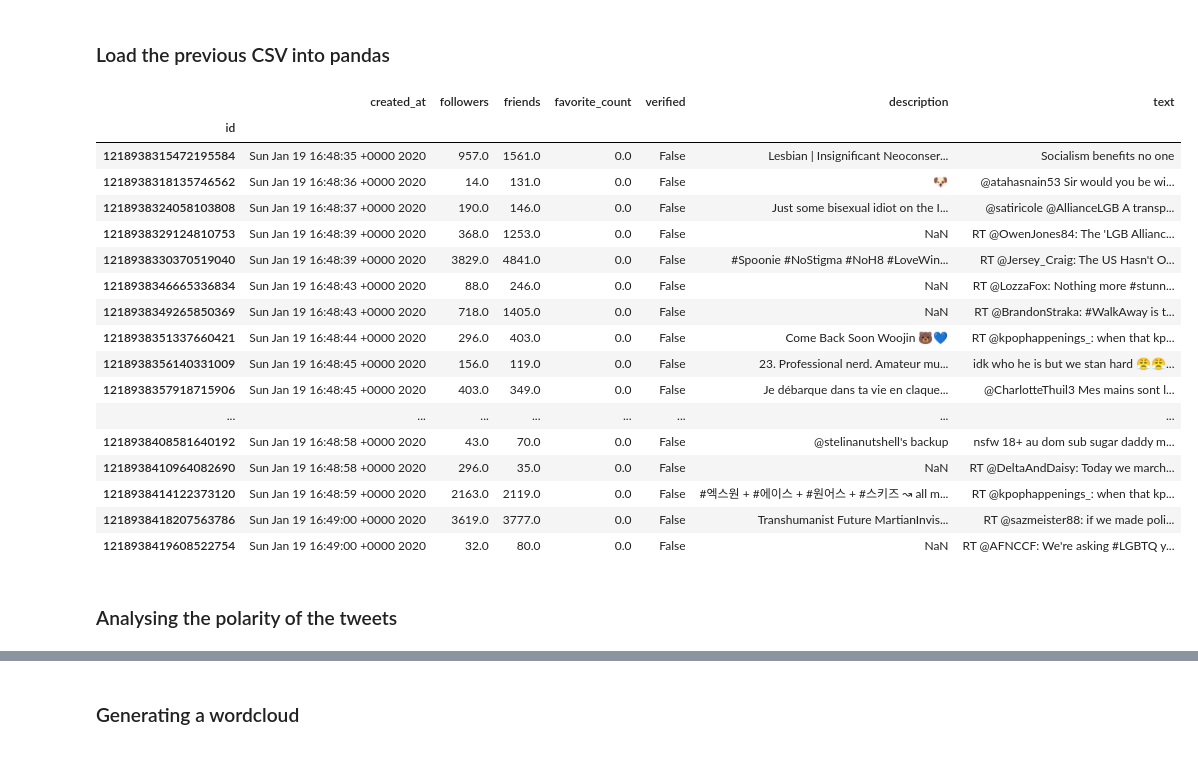
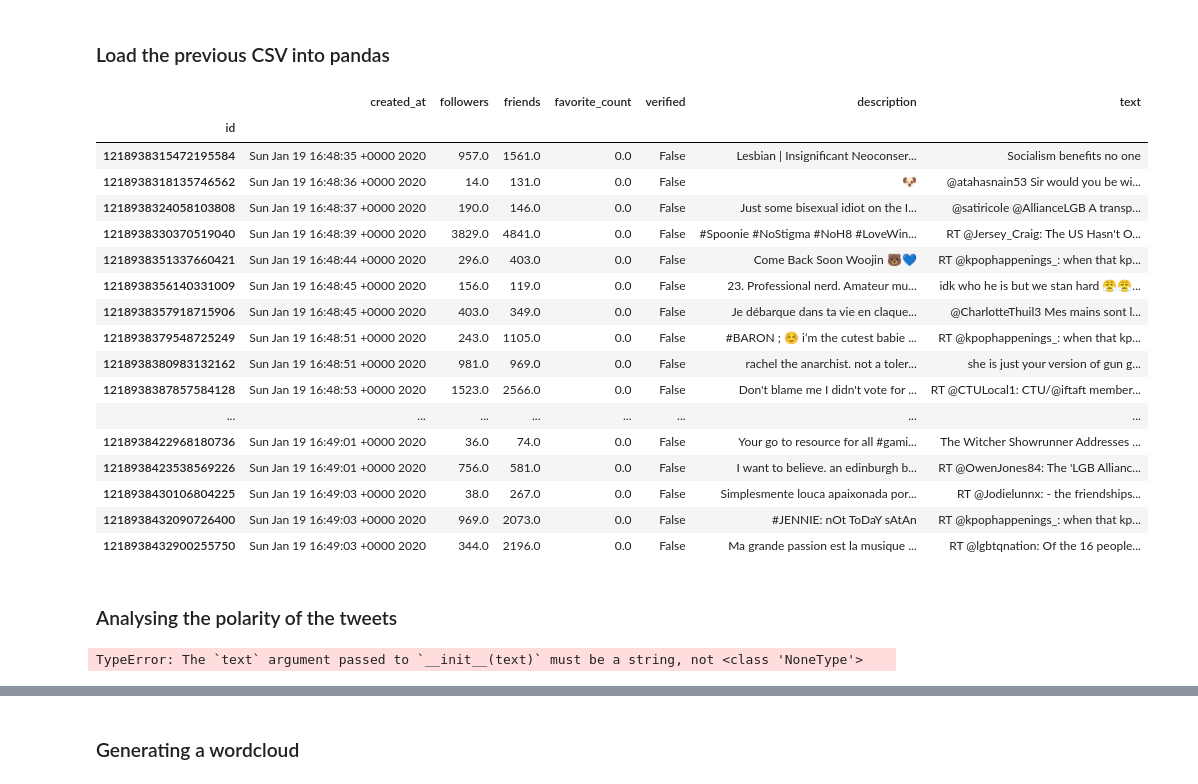
Before and after one commit to smidtfab/Twitter_Crawler, a Jupyter notebook: TwitterCrawler_LGBTQ.ipynb, the cells around one changed output, grey strips where cells are left out. Cells and saved outputs as stored; diff of their text form; code cells hidden in the pictures.

```diff
--- a/TwitterCrawler_LGBTQ.ipynb
+++ b/TwitterCrawler_LGBTQ.ipynb
@@ -103,26 +133,27 @@ with open ("data/LGBTQ_no_country.csv", 'w', encoding ='utf-8') as csv:
 # %%
 import pandas as pd
 tweets = pd.read_csv('data/LGBTQ_no_country.csv', index_col=0, encoding='utf-8', sep=r'\s*,\s*', engine='python')
+tweets = tweets.dropna()
 tweets.head(20)
 # %% [output]
 |  | created_at | followers | friends | favorite_count | verified | description | text |
 | id |  |  |  |  |  |  |  |
 | 1218938315472195584 | Sun Jan 19 16:48:35 +0000 2020 | 957.0 | 1561.0 | 0.0 | False | Lesbian | Insignificant Neoconser... | Socialism benefits no one |
 | 1218938318135746562 | Sun Jan 19 16:48:36 +0000 2020 | 14.0 | 131.0 | 0.0 | False | 🐶 | @atahasnain53 Sir would you be wi... |
 | 1218938324058103808 | Sun Jan 19 16:48:37 +0000 2020 | 190.0 | 146.0 | 0.0 | False | Just some bisexual idiot on the I... | @satiricole @AllianceLGB A transp... |
-| 1218938329124810753 | Sun Jan 19 16:48:39 +0000 2020 | 368.0 | 1253.0 | 0.0 | False | NaN | RT @OwenJones84: The 'LGB Allianc... |
 | 1218938330370519040 | Sun Jan 19 16:48:39 +0000 2020 | 3829.0 | 4841.0 | 0.0 | False | #Spoonie #NoStigma #NoH8 #LoveWin... | RT @Jersey_Craig: The US Hasn't O... |
-| 1218938346665336834 | Sun Jan 19 16:48:43 +0000 2020 | 88.0 | 246.0 | 0.0 | False | NaN | RT @LozzaFox: Nothing more #stunn... |
-| 1218938349265850369 | Sun Jan 19 16:48:43 +0000 2020 | 718.0 | 1405.0 | 0.0 | False | NaN | RT @BrandonStraka: #WalkAway is t... |
 | 1218938351337660421 | Sun Jan 19 16:48:44 +0000 2020 | 296.0 | 403.0 | 0.0 | False | Come Back Soon Woojin 🐻💙 | RT @kpophappenings_: when that kp... |
 | 1218938356140331009 | Sun Jan 19 16:48:45 +0000 2020 | 156.0 | 119.0 | 0.0 | False | 23. Professional nerd. Amateur mu... | idk who he is but we stan hard 😤😤... |
 | 1218938357918715906 | Sun Jan 19 16:48:45 +0000 2020 | 403.0 | 349.0 | 0.0 | False | Je débarque dans ta vie en claque... | @CharlotteThuil3 Mes mains sont l... |
+| 1218938379548725249 | Sun Jan 19 16:48:51 +0000 2020 | 243.0 | 1105.0 | 0.0 | False | #BARON ; ☺️ i‘m the cutest babie ... | RT @kpophappenings_: when that kp... |
+| 1218938380983132162 | Sun Jan 19 16:48:51 +0000 2020 | 981.0 | 969.0 | 0.0 | False | rachel the anarchist. not a toler... | she is just your version of gun g... |
+| 1218938387857584128 | Sun Jan 19 16:48:53 +0000 2020 | 1523.0 | 2566.0 | 0.0 | False | Don't blame me I didn't vote for ... | RT @CTULocal1: CTU/@iftaft member... |
 | ... | ... | ... | ... | ... | ... | ... | ... |
-| 1218938408581640192 | Sun Jan 19 16:48:58 +0000 2020 | 43.0 | 70.0 | 0.0 | False | @stelinanutshell's backup | nsfw 18+ au dom sub sugar daddy m... |
-| 1218938410964082690 | Sun Jan 19 16:48:58 +0000 2020 | 296.0 | 35.0 | 0.0 | False | NaN | RT @DeltaAndDaisy: Today we march... |
-| 1218938414122373120 | Sun Jan 19 16:48:59 +0000 2020 | 2163.0 | 2119.0 | 0.0 | False | #엑스원 + #에이스 + #원어스 + #스키즈 ↝ all m... | RT @kpophappenings_: when that kp... |
-| 1218938418207563786 | Sun Jan 19 16:49:00 +0000 2020 | 3619.0 | 3777.0 | 0.0 | False | Transhumanist Future MartianInvis... | RT @sazmeister88: if we made poli... |
-| 1218938419608522754 | Sun Jan 19 16:49:00 +0000 2020 | 32.0 | 80.0 | 0.0 | False | NaN | RT @AFNCCF: We're asking #LGBTQ y... |
+| 1218938422968180736 | Sun Jan 19 16:49:01 +0000 2020 | 36.0 | 74.0 | 0.0 | False | Your go to resource for all #gami... | The Witcher Showrunner Addresses ... |
+| 1218938423538569226 | Sun Jan 19 16:49:01 +0000 2020 | 756.0 | 581.0 | 0.0 | False | I want to believe. an edinburgh b... | RT @OwenJones84: The 'LGB Allianc... |
+| 1218938430106804225 | Sun Jan 19 16:49:03 +0000 2020 | 38.0 | 267.0 | 0.0 | False | Simplesmente louca apaixonada por... | RT @Jodielunnx: - the friendships... |
+| 1218938432090726400 | Sun Jan 19 16:49:03 +0000 2020 | 969.0 | 2073.0 | 0.0 | False | #JENNIE: nOt ToDaY sAtAn | RT @kpophappenings_: when that kp... |
+| 1218938432900255750 | Sun Jan 19 16:49:03 +0000 2020 | 344.0 | 2196.0 | 0.0 | False | Ma grande passion est la musique ... | RT @lgbtqnation: Of the 16 people... |
 # %% [markdown]
 ### Analysing the polarity of the tweets
 # %%
@@ -143,6 +174,8 @@ for sentence in tweets['text']:
 print("Number of tweets analysed: ", count)
 print("Average polarity: ", avg_polar/count)
 print("Average subjectivity: ", avg_subj/count)
+# %% [output]
+TypeError: The `text` argument passed to `__init__(text)` must be a string, not <class 'NoneType'>
 # %%
 from vaderSentiment.vaderSentiment import SentimentIntensityAnalyzer
 analyser = SentimentIntensityAnalyzer()
```
Also changed, not shown: parts of 13 cells of this notebook, 2 other files.
